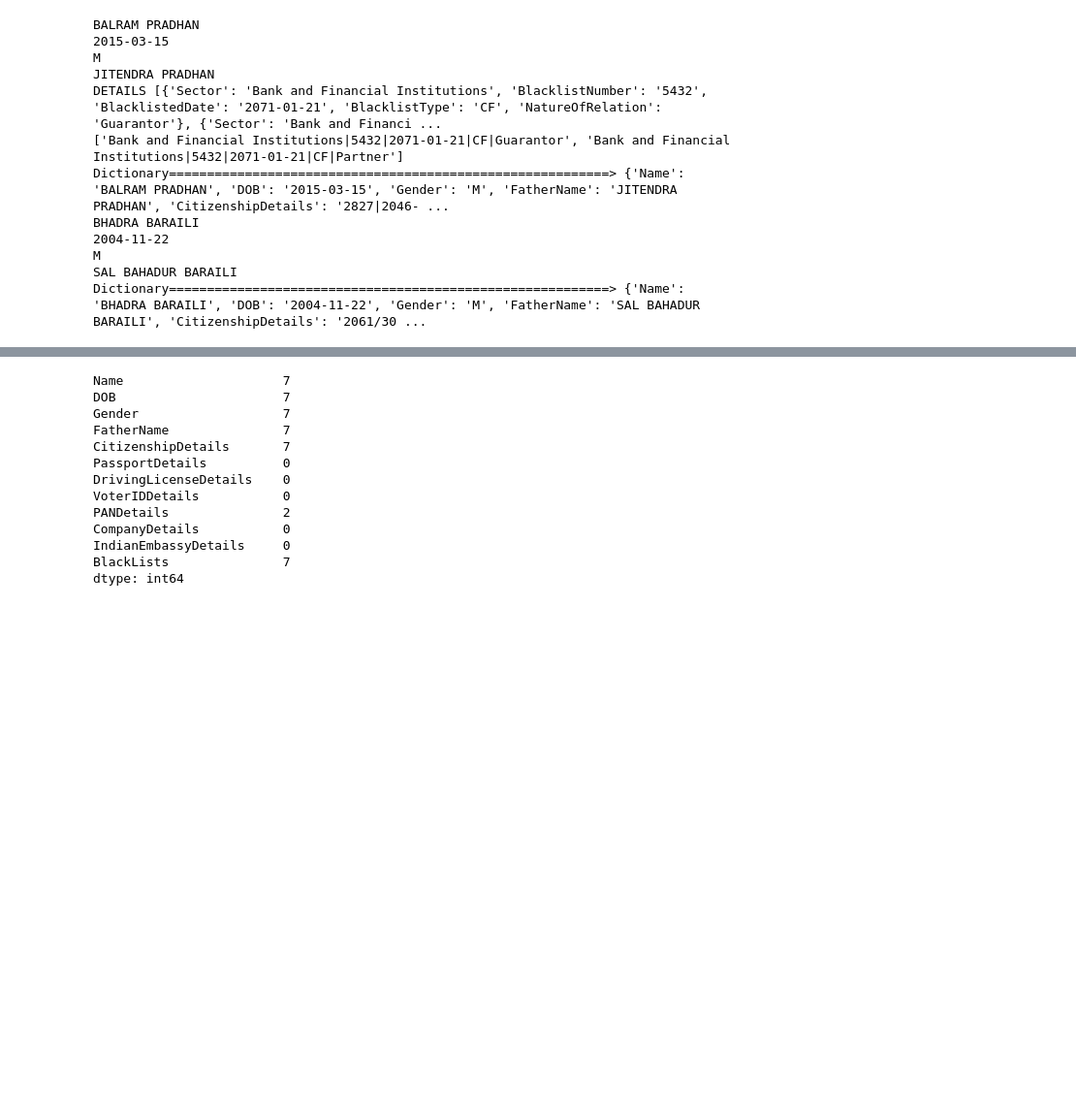
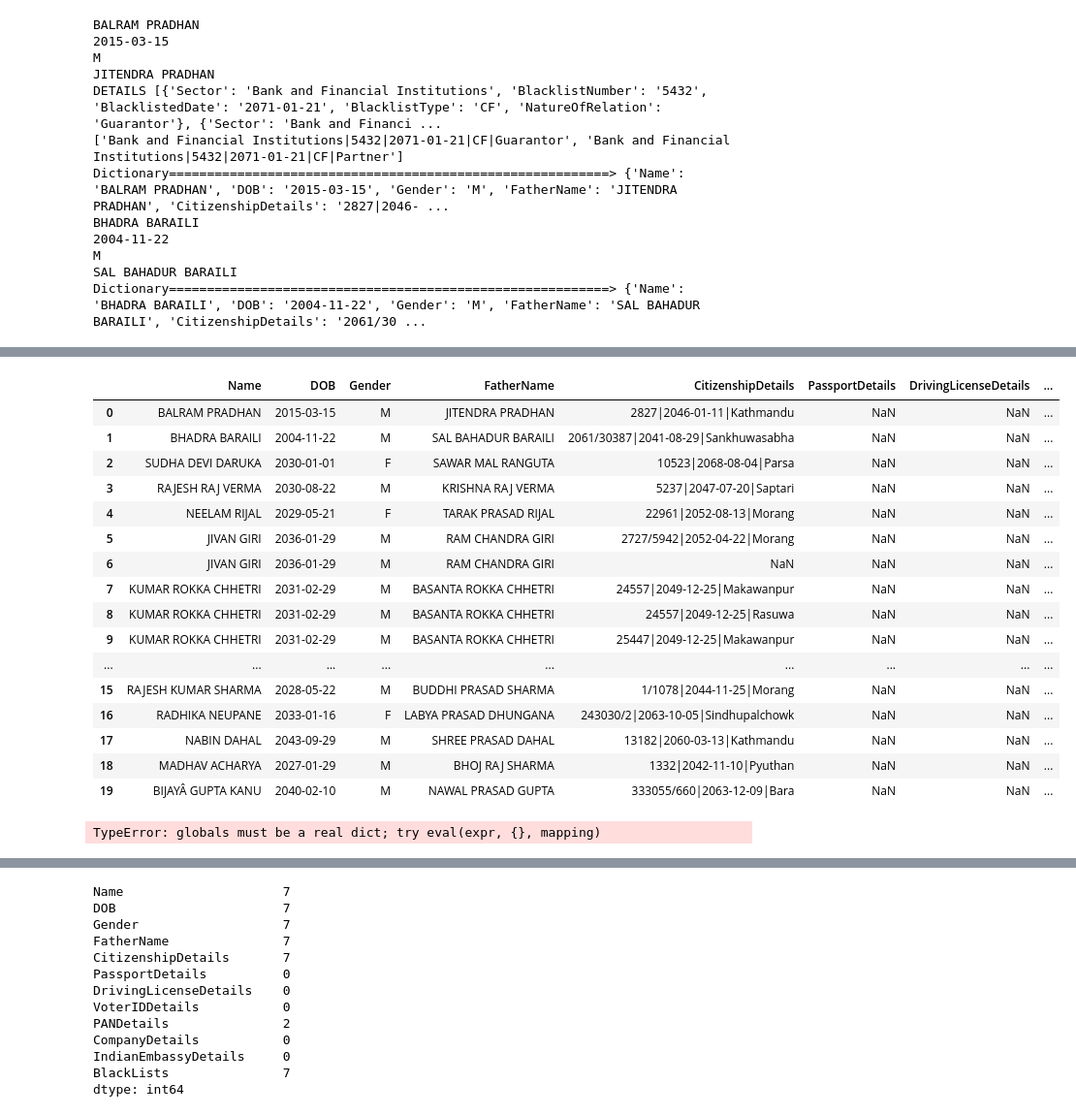
Before and after one commit to awesomeaayaan/prime_CIB_DELTA, a Jupyter notebook: t.ipynb, the cells around one changed output, grey strips where cells are left out. Shown at 97% size. Drawn from its saved outputs; the diff is of its cells as text; code cells hidden in the pictures; blank space fills up the shorter version.

```diff
--- a/t.ipynb
+++ b/t.ipynb
@@ -75,0 +154,12 @@ Dictionary==========================================================> {'Name': '
+# %%
+list1 = []
+item = str(item)
+    # if item.isinstance()
+if ',' in item:
+    black_list = ast.literal_eval(item)
+    if isinstance(black_list, list):
+        for data in black_list:
+            # Check if '|' exists before splitting
+            if '|' in data:
+                blacklist_number = data.split('|')[1]
+                list1.append(blacklist_number)
@@ -75,0 +353,20 @@ Dictionary==========================================================> {'Name': '
+# %%
+df.head(20)
+# %% [output]
+|  | Name | DOB | Gender | FatherName | CitizenshipDetails | PassportDetails | DrivingLicenseDetails | ... |
+| 0 | BALRAM PRADHAN | 2015-03-15 | M | JITENDRA PRADHAN | 2827|2046-01-11|Kathmandu | NaN | NaN | ... |
+| 1 | BHADRA BARAILI | 2004-11-22 | M | SAL BAHADUR BARAILI | 2061/30387|2041-08-29|Sankhuwasabha | NaN | NaN | ... |
+| 2 | SUDHA DEVI DARUKA | 2030-01-01 | F | SAWAR MAL RANGUTA | 10523|2068-08-04|Parsa | NaN | NaN | ... |
+| 3 | RAJESH RAJ VERMA | 2030-08-22 | M | KRISHNA RAJ VERMA | 5237|2047-07-20|Saptari | NaN | NaN | ... |
+| 4 | NEELAM RIJAL | 2029-05-21 | F | TARAK PRASAD RIJAL | 22961|2052-08-13|Morang | NaN | NaN | ... |
+| 5 | JIVAN GIRI | 2036-01-29 | M | RAM CHANDRA GIRI | 2727/5942|2052-04-22|Morang | NaN | NaN | ... |
+| 6 | JIVAN GIRI | 2036-01-29 | M | RAM CHANDRA GIRI | NaN | NaN | NaN | ... |
+| 7 | KUMAR ROKKA CHHETRI | 2031-02-29 | M | BASANTA ROKKA CHHETRI | 24557|2049-12-25|Makawanpur | NaN | NaN | ... |
+| 8 | KUMAR ROKKA CHHETRI | 2031-02-29 | M | BASANTA ROKKA CHHETRI | 24557|2049-12-25|Rasuwa | NaN | NaN | ... |
+| 9 | KUMAR ROKKA CHHETRI | 2031-02-29 | M | BASANTA ROKKA CHHETRI | 25447|2049-12-25|Makawanpur | NaN | NaN | ... |
+| ... | ... | ... | ... | ... | ... | ... | ... | ... |
+| 15 | RAJESH KUMAR SHARMA | 2028-05-22 | M | BUDDHI PRASAD SHARMA | 1/1078|2044-11-25|Morang | NaN | NaN | ... |
+| 16 | RADHIKA NEUPANE | 2033-01-16 | F | LABYA PRASAD DHUNGANA | 243030/2|2063-10-05|Sindhupalchowk | NaN | NaN | ... |
+| 17 | NABIN DAHAL | 2043-09-29 | M | SHREE PRASAD DAHAL | 13182|2060-03-13|Kathmandu | NaN | NaN | ... |
+| 18 | MADHAV ACHARYA | 2027-01-29 | M | BHOJ RAJ SHARMA | 1332|2042-11-10|Pyuthan | NaN | NaN | ... |
+| 19 | BIJAYÂ GUPTA KANU | 2040-02-10 | M | NAWAL PRASAD GUPTA | 333055/660|2063-12-09|Bara | NaN | NaN | ... |
@@ -75,0 +379,4 @@ Dictionary==========================================================> {'Name': '
+# %%
+eval('Bank and Financial Institutions|5432|2071-01-21|CF|Guarantor', 'Bank and Financial Institutions|5432|2071-01-21|CF|Partner').join(",")
+# %% [output]
+TypeError: globals must be a real dict; try eval(expr, {}, mapping)
```
Also changed, not shown: parts of 41 cells of this notebook, 14 other files.
